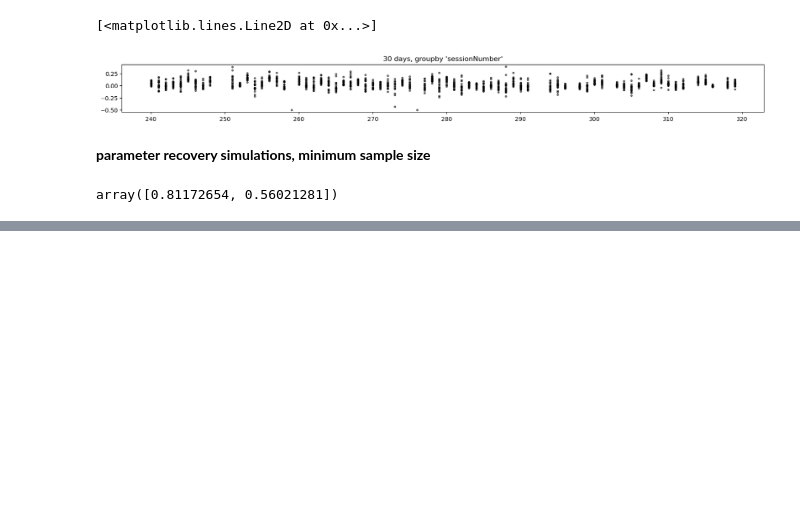
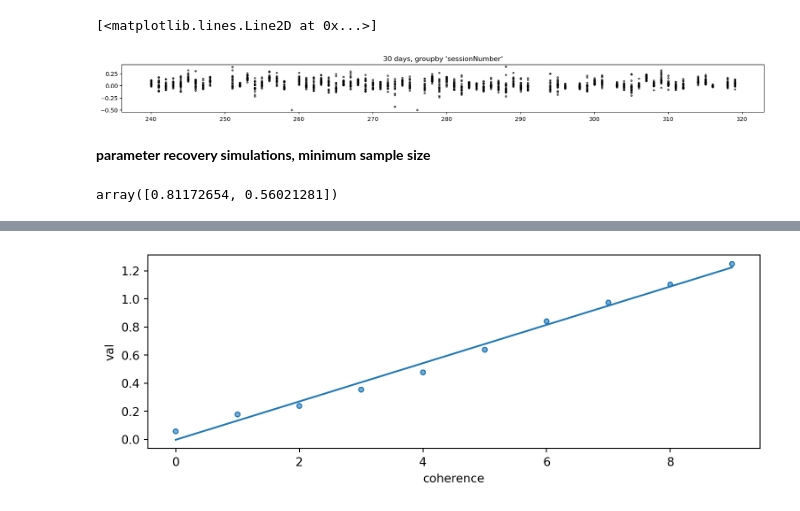
Before and after one commit to griegner/drift-diffusion, a Jupyter notebook: examples/03-reinagel-2013-dataset.ipynb, the cells around one changed output, grey strips where cells are left out. Saved outputs shown, nothing was run; the diff lists cells and outputs as text; code cells hidden in the pictures; blank space fills up the shorter version.

```diff
--- a/examples/03-reinagel-2013-dataset.ipynb
+++ b/examples/03-reinagel-2013-dataset.ipynb
@@ -280,0 +292,4 @@ axs[1].vlines(df_fit_ddm.index, df_fit_ddm["v-"], df_fit_ddm["v+"], color="k", l
+# %%
+(so.Plot(ddm_fit_by_coh, x="coherence", y="val").layout(size=(8, 3)).add(so.Dots()).add(so.Line(), so.PolyFit(order=1)))
+# %% [output]
+[figure, added]
```
Also changed, not shown: parts of 11 cells of this notebook, 4 other files.
